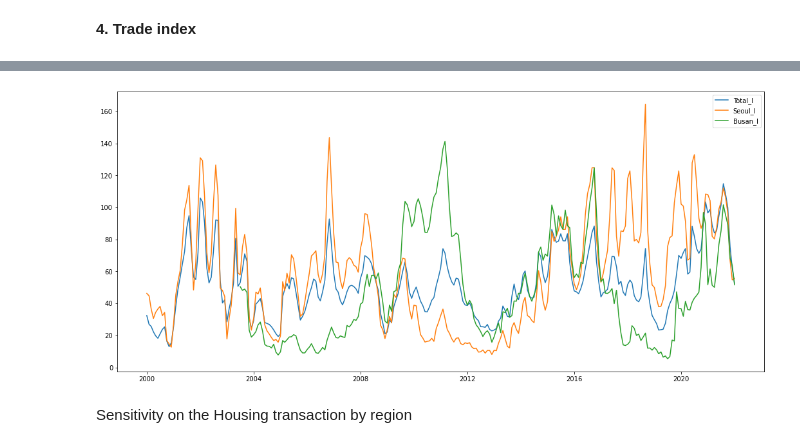
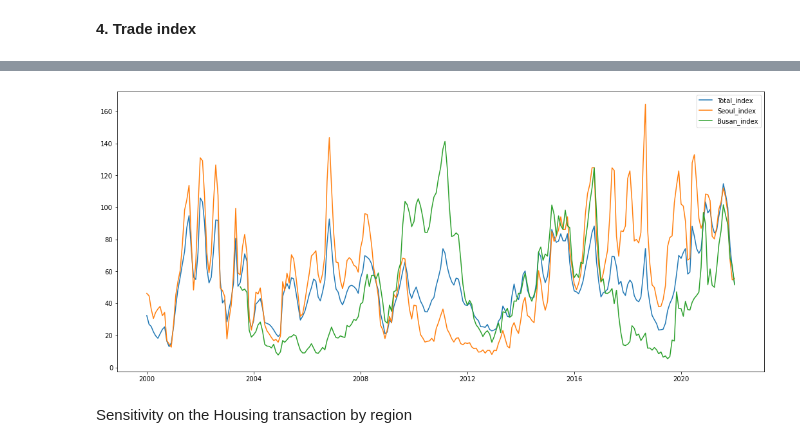
Before and after one commit to yeonghun00/real-estate, a Jupyter notebook: real_estate.ipynb, the cells around one changed output, grey strips where cells are left out. Drawn from its saved outputs; the diff is of its cells as text; code cells hidden in the pictures.

Commit message:
cell 28: explicitly defined 'symbol_columns'

```diff
--- a/real_estate.ipynb
+++ b/real_estate.ipynb
@@ -272,7 +223,7 @@ ta_df = date_format2(ta_df)
 # format columns
 import numpy as np
 city_columns = [x.encode("ascii", "ignore").decode().replace(' ','') for x in ta_df.columns][::4]
-symbol_columns = list(dict.fromkeys([''.join(filter(lambda y: y in ['>','<','≒','I'], x)) for x in ta_df.iloc[1]]))
+symbol_columns = ['seller', 'buyer', 'similar', 'index']
 ta_df.columns = [c+'_'+s for c in city_columns for s in symbol_columns]
 ta_df = ta_df.iloc[2:]
 ta_df = ta_df.replace('-', np.nan)
@@ -294,13 +245,13 @@ ta_df
 265 rows × 96 columns
 # %%
-cities = ['Total_I', 'Seoul_I', 'Busan_I']
+cities = ['Total_index', 'Seoul_index', 'Busan_index']
 plt.figure(figsize=(18,8))
 for city in cities:
   plt.plot(ta_df[city])
 plt.legend(cities)
 plt.show()
 # %% [output]
-[figure, old version]
+[figure, new version]
 # %% [markdown]
 Sensitivity on the Housing transaction by region
 # %% [markdown]
```
Also changed, not shown: parts of 14 cells of this notebook.
